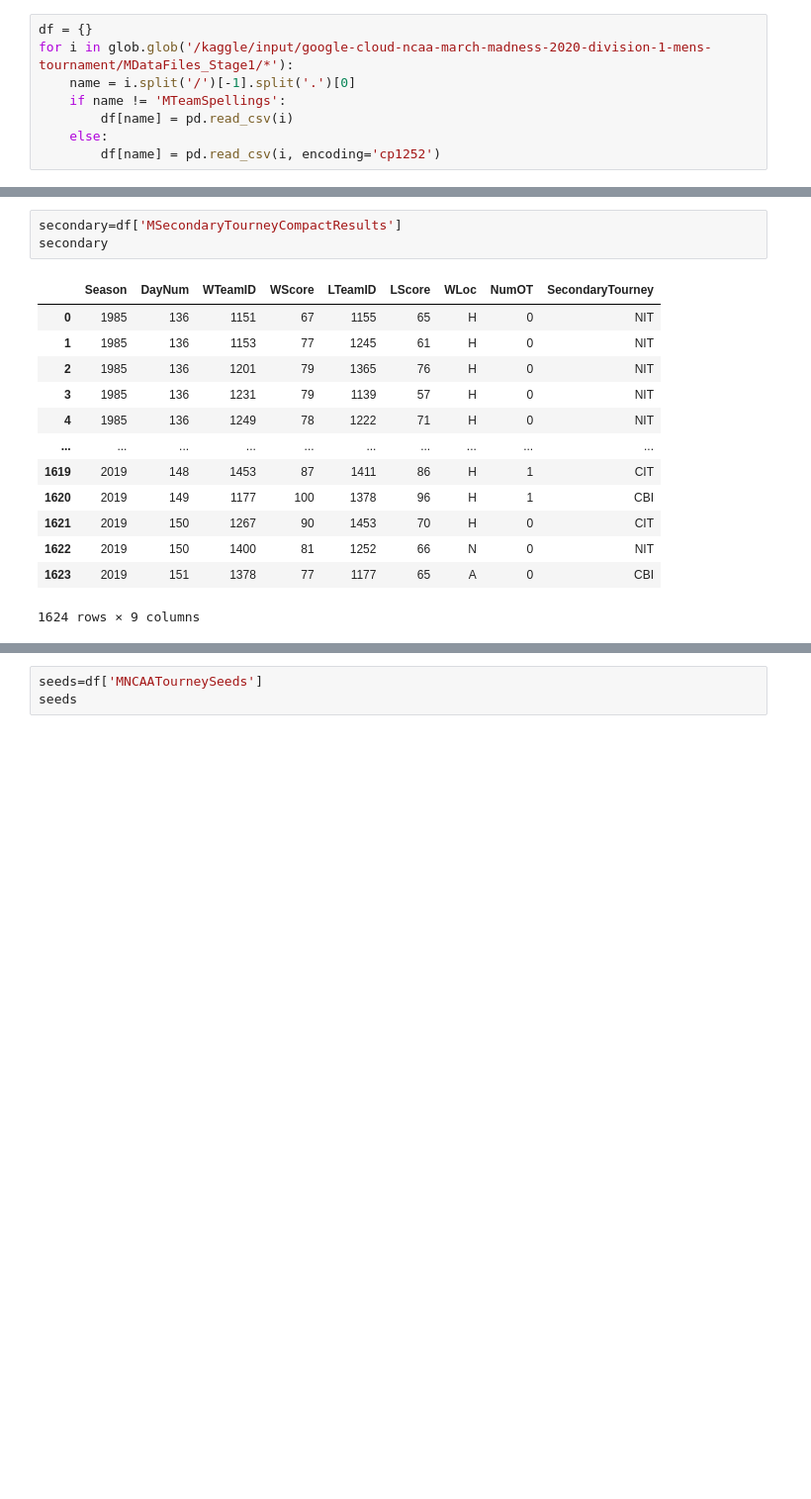
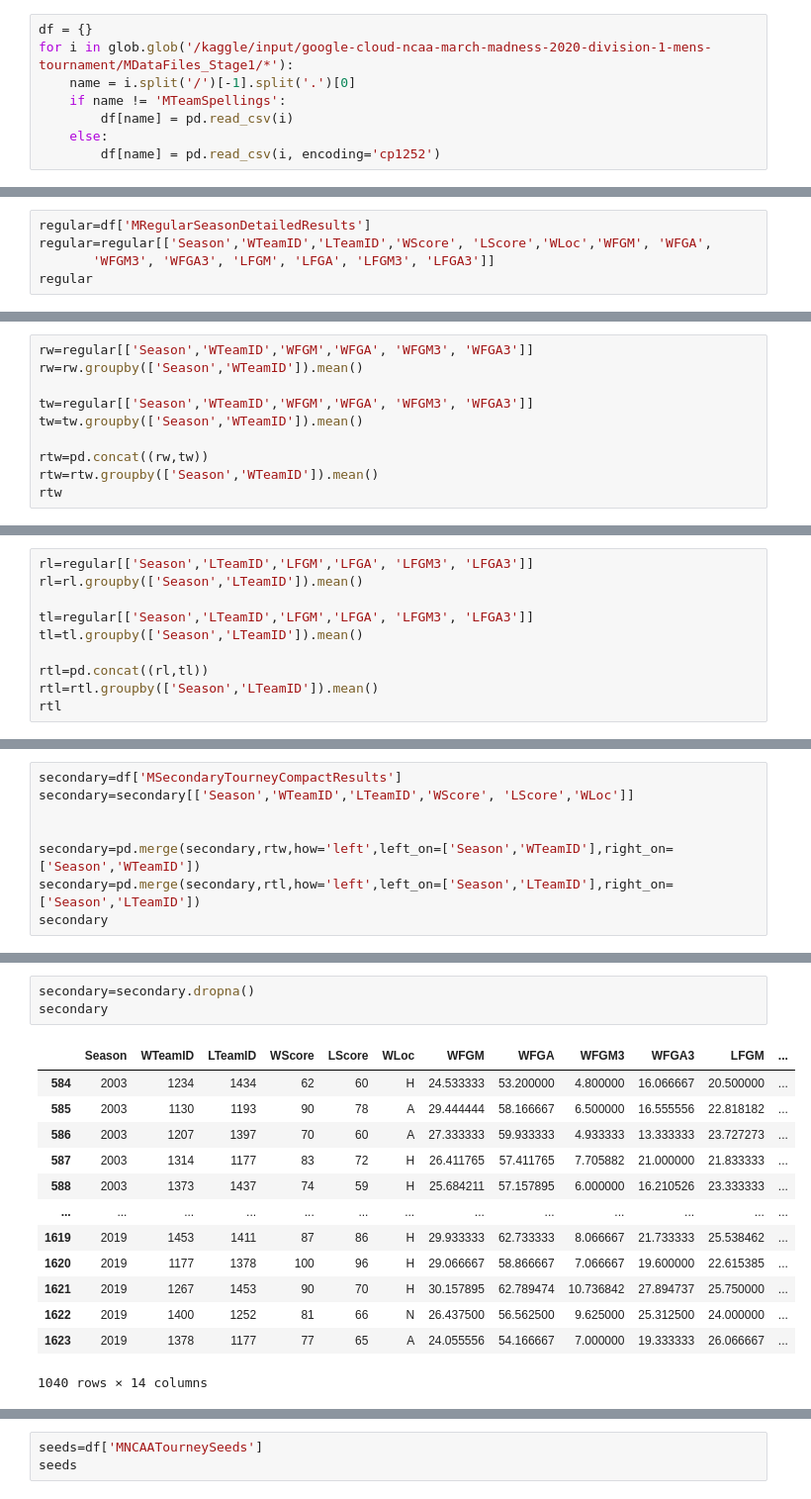
Before and after one commit to uni2237/kaggle-ncaa_m_2020, a Jupyter notebook: kernel79392c161c.ipynb, the cells around one changed output, grey strips where cells are left out. Shown at 99% size. Saved outputs shown, nothing was run; the diff lists cells and outputs as text; blank space fills up the shorter version.

```diff
--- a/kernel79392c161c.ipynb
+++ b/kernel79392c161c.ipynb
@@ -102,0 +69,5 @@ tourney
+# %%
+regular=df['MRegularSeasonDetailedResults']
+regular=regular[['Season','WTeamID','LTeamID','WScore', 'LScore','WLoc','WFGM', 'WFGA',
+       'WFGM3', 'WFGA3', 'LFGM', 'LFGA', 'LFGM3', 'LFGA3']]
+regular
@@ -102,0 +107,10 @@ tourney
+# %%
+rw=regular[['Season','WTeamID','WFGM','WFGA', 'WFGM3', 'WFGA3']]
+rw=rw.groupby(['Season','WTeamID']).mean()
+
+tw=regular[['Season','WTeamID','WFGM','WFGA', 'WFGM3', 'WFGA3']]
+tw=tw.groupby(['Season','WTeamID']).mean()
+
+rtw=pd.concat((rw,tw))
+rtw=rtw.groupby(['Season','WTeamID']).mean()
+rtw
@@ -102,0 +132,10 @@ tourney
+# %%
+rl=regular[['Season','LTeamID','LFGM','LFGA', 'LFGM3', 'LFGA3']]
+rl=rl.groupby(['Season','LTeamID']).mean()
+
+tl=regular[['Season','LTeamID','LFGM','LFGA', 'LFGM3', 'LFGA3']]
+tl=tl.groupby(['Season','LTeamID']).mean()
+
+rtl=pd.concat((rl,tl))
+rtl=rtl.groupby(['Season','LTeamID']).mean()
+rtl
@@ -102,0 +157,8 @@ tourney
+# %%
+secondary=df['MSecondaryTourneyCompactResults']
+secondary=secondary[['Season','WTeamID','LTeamID','WScore', 'LScore','WLoc']]
+
+
+secondary=pd.merge(secondary,rtw,how='left',left_on=['Season','WTeamID'],right_on=['Season','WTeamID'])
+secondary=pd.merge(secondary,rtl,how='left',left_on=['Season','LTeamID'],right_on=['Season','LTeamID'])
+secondary
@@ -103,17 +214,17 @@ tourney
 # %%
-secondary=df['MSecondaryTourneyCompactResults']
+secondary=secondary.dropna()
 secondary
 # %% [output]
-|  | Season | DayNum | WTeamID | WScore | LTeamID | LScore | WLoc | NumOT | SecondaryTourney |
-| 0 | 1985 | 136 | 1151 | 67 | 1155 | 65 | H | 0 | NIT |
-| 1 | 1985 | 136 | 1153 | 77 | 1245 | 61 | H | 0 | NIT |
-| 2 | 1985 | 136 | 1201 | 79 | 1365 | 76 | H | 0 | NIT |
-| 3 | 1985 | 136 | 1231 | 79 | 1139 | 57 | H | 0 | NIT |
-| 4 | 1985 | 136 | 1249 | 78 | 1222 | 71 | H | 0 | NIT |
-| ... | ... | ... | ... | ... | ... | ... | ... | ... | ... |
-| 1619 | 2019 | 148 | 1453 | 87 | 1411 | 86 | H | 1 | CIT |
-| 1620 | 2019 | 149 | 1177 | 100 | 1378 | 96 | H | 1 | CBI |
-| 1621 | 2019 | 150 | 1267 | 90 | 1453 | 70 | H | 0 | CIT |
-| 1622 | 2019 | 150 | 1400 | 81 | 1252 | 66 | N | 0 | NIT |
-| 1623 | 2019 | 151 | 1378 | 77 | 1177 | 65 | A | 0 | CBI |
+|  | Season | WTeamID | LTeamID | WScore | LScore | WLoc | WFGM | WFGA | WFGM3 | WFGA3 | LFGM | ... |
+| 584 | 2003 | 1234 | 1434 | 62 | 60 | H | 24.533333 | 53.200000 | 4.800000 | 16.066667 | 20.500000 | ... |
+| 585 | 2003 | 1130 | 1193 | 90 | 78 | A | 29.444444 | 58.166667 | 6.500000 | 16.555556 | 22.818182 | ... |
+| 586 | 2003 | 1207 | 1397 | 70 | 60 | A | 27.333333 | 59.933333 | 4.933333 | 13.333333 | 23.727273 | ... |
+| 587 | 2003 | 1314 | 1177 | 83 | 72 | H | 26.411765 | 57.411765 | 7.705882 | 21.000000 | 21.833333 | ... |
+| 588 | 2003 | 1373 | 1437 | 74 | 59 | H | 25.684211 | 57.157895 | 6.000000 | 16.210526 | 23.333333 | ... |
+| ... | ... | ... | ... | ... | ... | ... | ... | ... | ... | ... | ... | ... |
+| 1619 | 2019 | 1453 | 1411 | 87 | 86 | H | 29.933333 | 62.733333 | 8.066667 | 21.733333 | 25.538462 | ... |
+| 1620 | 2019 | 1177 | 1378 | 100 | 96 | H | 29.066667 | 58.866667 | 7.066667 | 19.600000 | 22.615385 | ... |
+| 1621 | 2019 | 1267 | 1453 | 90 | 70 | H | 30.157895 | 62.789474 | 10.736842 | 27.894737 | 25.750000 | ... |
+| 1622 | 2019 | 1400 | 1252 | 81 | 66 | N | 26.437500 | 56.562500 | 9.625000 | 25.312500 | 24.000000 | ... |
+| 1623 | 2019 | 1378 | 1177 | 77 | 65 | A | 24.055556 | 54.166667 | 7.000000 | 19.333333 | 26.066667 | ... |
-1624 rows × 9 columns
+1040 rows × 14 columns
```
Also changed, not shown: parts of 20 cells of this notebook.
